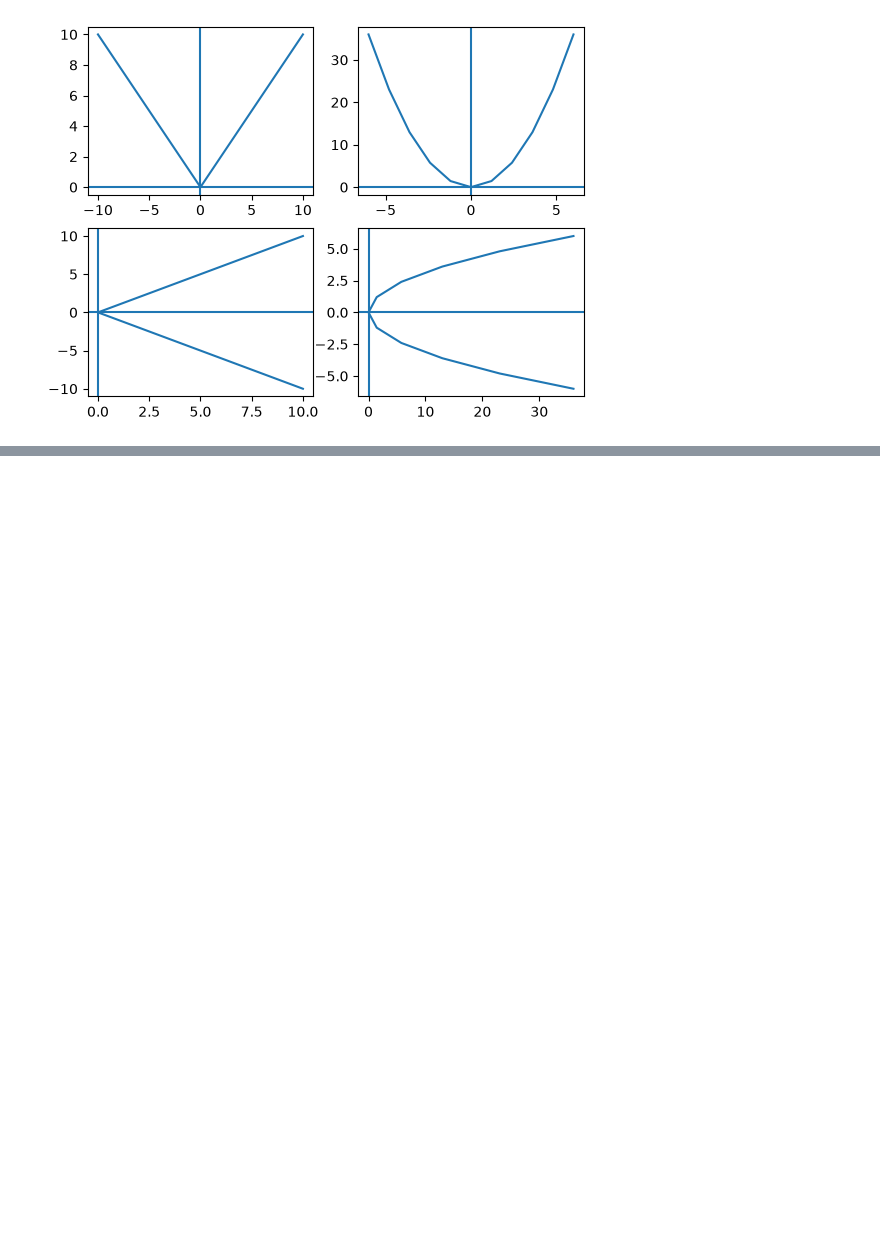
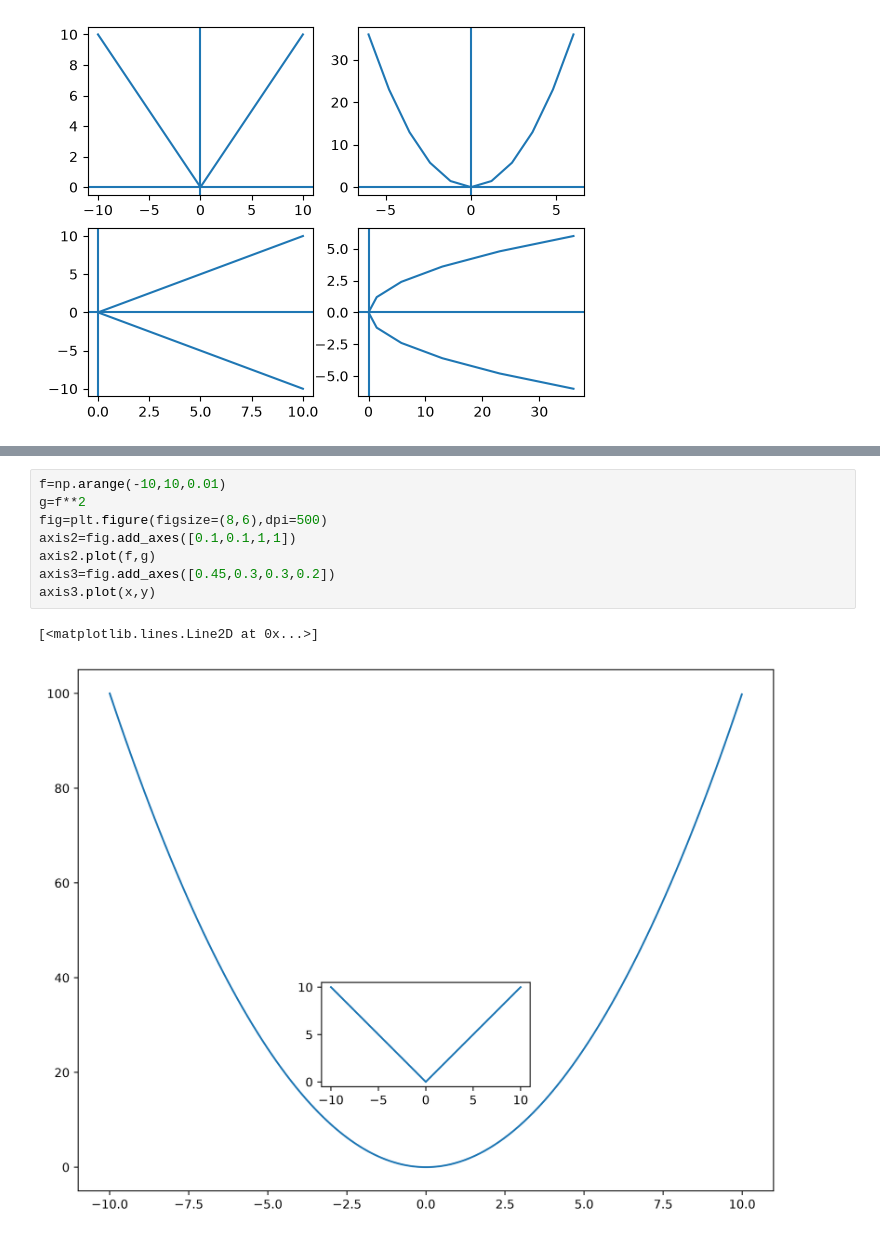
Before and after one commit to chetanghunavat12800/Pyhton-Datascience, a Jupyter notebook: Data_visualization/basics_of_matplotlib01.ipynb, the cells around one changed output, grey strips where cells are left out. Drawn from its saved outputs; the diff is of its cells as text; blank space fills up the shorter version.

```diff
--- a/Data_visualization/basics_of_matplotlib01.ipynb
+++ b/Data_visualization/basics_of_matplotlib01.ipynb
@@ -79,0 +80,11 @@ plt.axvline(0, color="green", linestyle="--",linewidth=0.7)
+# %%
+f=np.arange(-10,10,0.01)
+g=f**2
+fig=plt.figure(figsize=(8,6),dpi=500)
+axis2=fig.add_axes([0.1,0.1,1,1])
+axis2.plot(f,g)
+axis3=fig.add_axes([0.45,0.3,0.3,0.2])
+axis3.plot(x,y)
+# %% [output]
+[<matplotlib.lines.Line2D at 0x...>]
+[figure, added]
```
Also changed, not shown: parts of 9 cells of this notebook, 5 other files.
